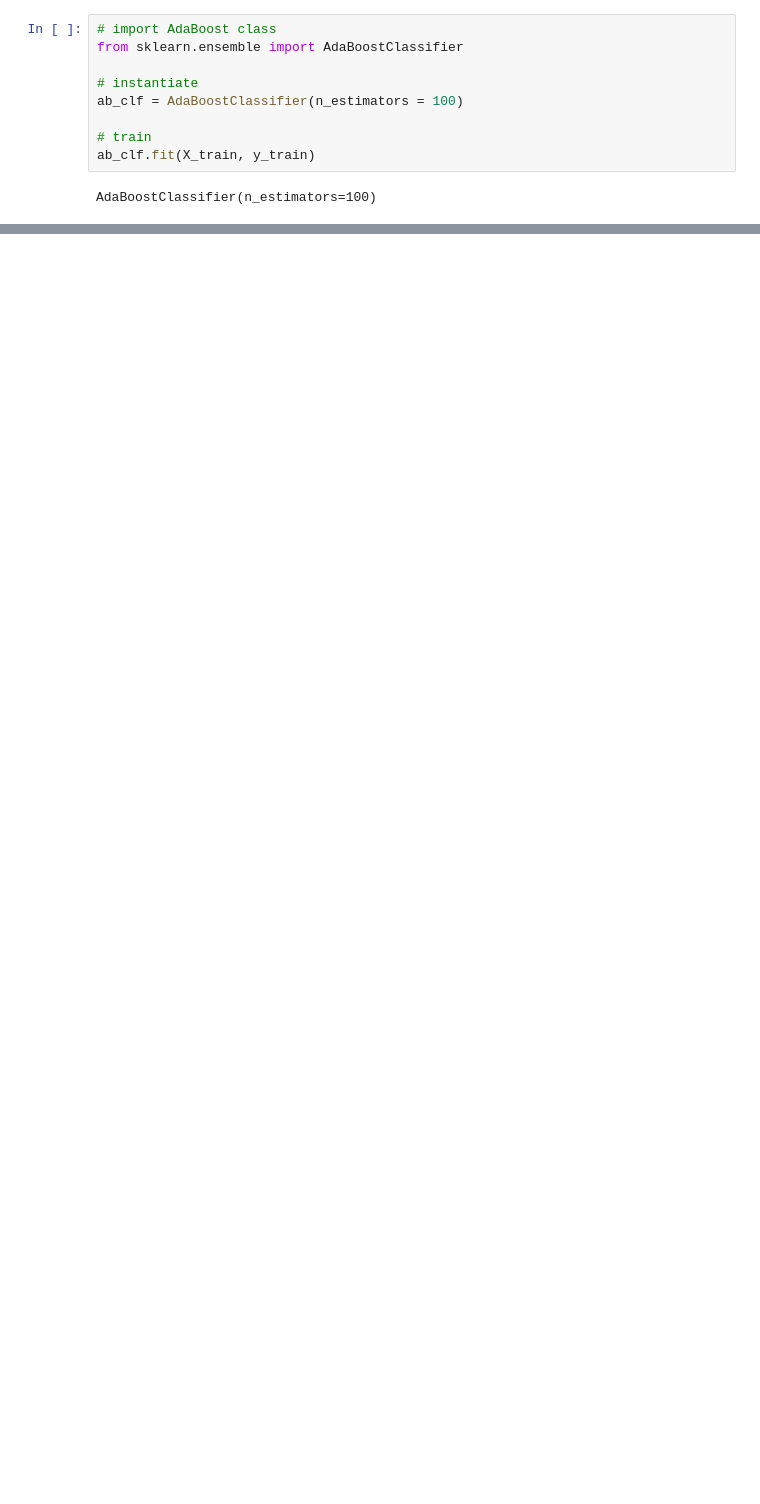
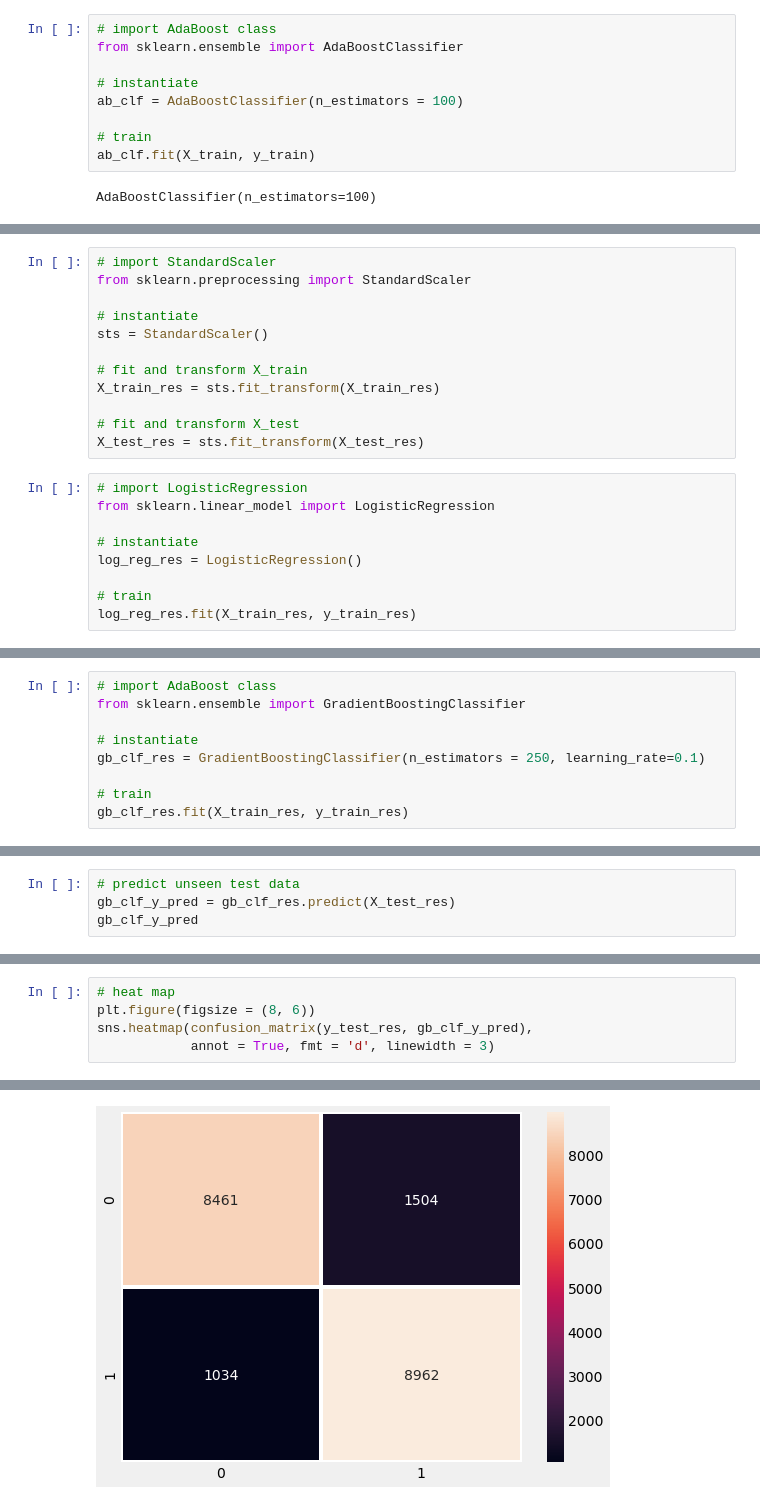
Before and after one commit to Campeone/Machine-Learning-Classification-Analysis, a Jupyter notebook: Bank marketing prediction/Bank marketing classification Analysis.ipynb, the cells around one changed output, grey strips where cells are left out. Saved outputs shown, nothing was run; the diff lists cells and outputs as text; blank space fills up the shorter version.

Commit message:
Oversampled imbalanced data with imblearn library, Modelling: Gradient Boosting Classifier

```diff
--- a/Bank marketing prediction/Bank marketing classification Analysis.ipynb
+++ b/Bank marketing prediction/Bank marketing classification Analysis.ipynb
@@ -794,0 +822,21 @@ weighted avg       0.88      0.89      0.88     11303
+# %%
+# import StandardScaler
+from sklearn.preprocessing import StandardScaler
+
+# instantiate
+sts = StandardScaler()
+
+# fit and transform X_train
+X_train_res = sts.fit_transform(X_train_res)
+
+# fit and transform X_test
+X_test_res = sts.fit_transform(X_test_res)
+# %%
+# import LogisticRegression
+from sklearn.linear_model import LogisticRegression
+
+# instantiate
+log_reg_res = LogisticRegression()
+
+# train
+log_reg_res.fit(X_train_res, y_train_res)
@@ -794,0 +849,9 @@ weighted avg       0.88      0.89      0.88     11303
+# %%
+# import AdaBoost class
+from sklearn.ensemble import GradientBoostingClassifier
+
+# instantiate
+gb_clf_res = GradientBoostingClassifier(n_estimators = 250, learning_rate=0.1)
+
+# train
+gb_clf_res.fit(X_train_res, y_train_res)
@@ -794,0 +860,4 @@ weighted avg       0.88      0.89      0.88     11303
+# %%
+# predict unseen test data
+gb_clf_y_pred = gb_clf_res.predict(X_test_res)
+gb_clf_y_pred
@@ -794,0 +883,6 @@ weighted avg       0.88      0.89      0.88     11303
+# %%
+# heat map
+plt.figure(figsize = (8, 6))
+sns.heatmap(confusion_matrix(y_test_res, gb_clf_y_pred),
+            annot = True, fmt = 'd', linewidth = 3)
+# %% [output]
@@ -794,0 +890 @@ weighted avg       0.88      0.89      0.88     11303
+[figure, added]
```
Also changed, not shown: parts of 31 cells of this notebook.
